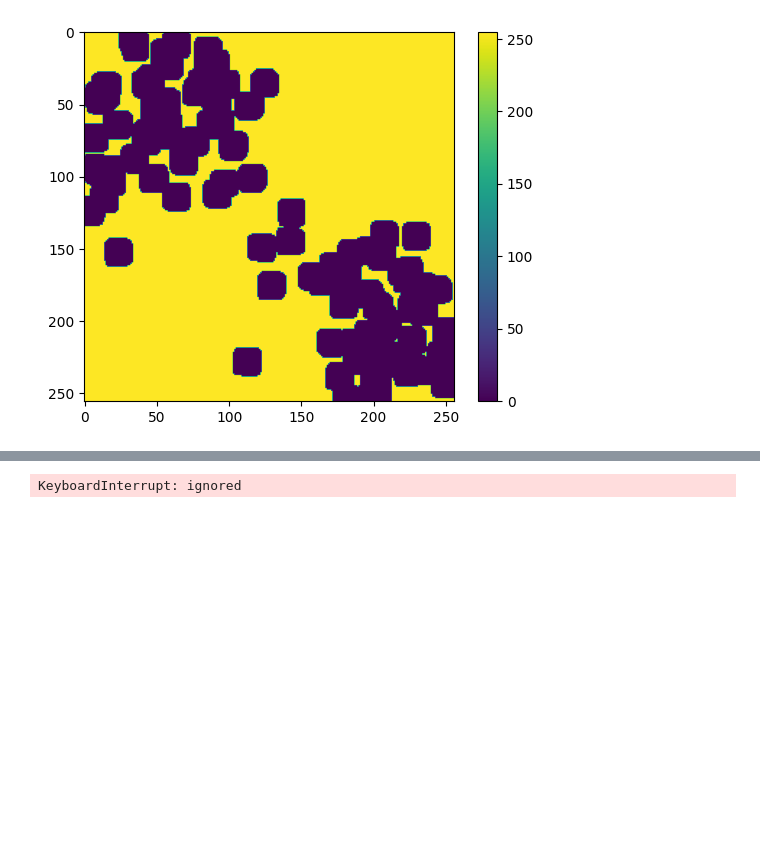
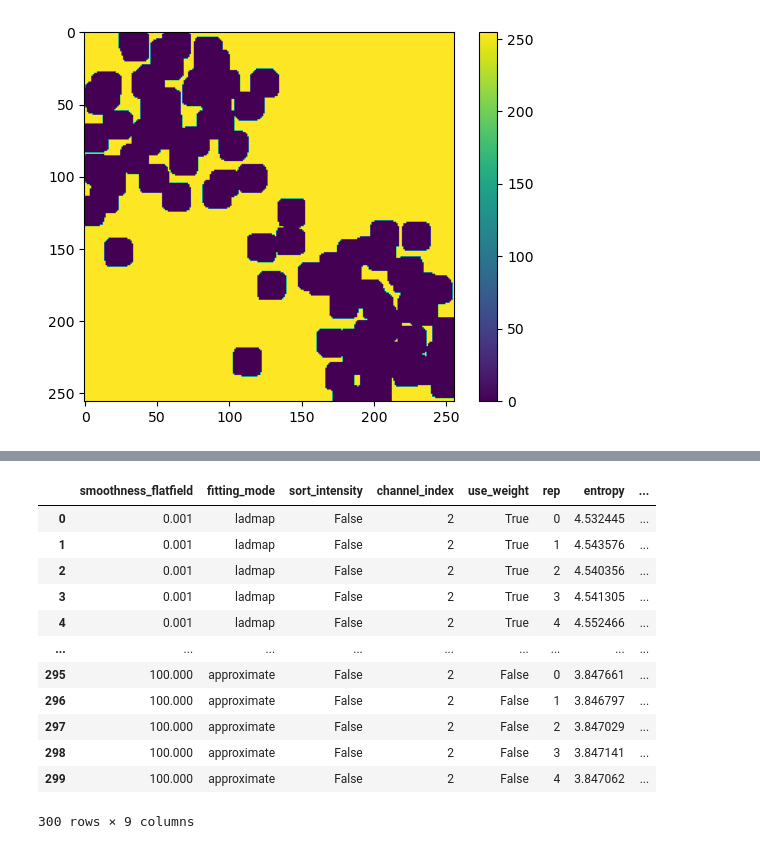
Before and after one commit to yfukai/BaSiCpy, a Jupyter notebook: misc_notebooks/analysis_for_publication/simulated_cells/002_benchmark.ipynb, the cells around one changed output, grey strips where cells are left out. Cells and saved outputs as stored; diff of their text form; code cells hidden in the pictures; blank space fills up the shorter version.

```diff
--- a/misc_notebooks/analysis_for_publication/simulated_cells/002_benchmark.ipynb
+++ b/misc_notebooks/analysis_for_publication/simulated_cells/002_benchmark.ipynb
@@ -99,6 +87,16 @@ plt.colorbar()
 # %% [output]
 <matplotlib.colorbar.Colorbar at 0x...>
 [figure]
+# %%
+def add_noise(im):
+    return filters.gaussian(np.random.poisson(im), sigma=1, preserve_range=True)
+# %%
+images_distorted_wo_darkfield_with_noise = []
+for channel_index in [nuc_channel_idx, cyto_channel_idx][:]:
+    im = images_distorted_wo_darkfield[channel_index]
+    im = add_noise(im)
+    images_distorted_wo_darkfield_with_noise.append(im)
+np.save("images_distorted_wo_darkfield_with_noise.npy",images_distorted_wo_darkfield_with_noise)
 # %%
 histogram_qmin: float = 0.01
 histogram_qmax: float = 0.99
@@ -229,7 +230,10 @@ for channel_index in [nuc_channel_idx, cyto_channel_idx][:]:
             p2["autotune_cost"] = np.nan
         finally:
             parameters.append(p2)
-
+    shape = [f.shape for f in flatfields][0]
+    flatfields2 = [np.array(f) if f.shape==shape else np.ones(shape)*np.nan for f in flatfields]
+    shape = baselines[0].shape
+    baselines2 = [np.array(b) if hasattr(b,"shape") and b.shape==shape else np.ones(shape)*np.nan for b in baselines]
     np.save(
         path.join(file_path, f"wo_darkfield_flatfields_channel_{channel_index}_2.npy"),
         flatfields,
@@ -315,12 +298,42 @@ for fitting_mode, sort_intensity, use_weight in conds0:
         p2.update(
             {"channel_index": channel_index, "use_weight": use_weight, "rep": rep}
         )
-        parameters_d.append(p2)
         im = images_distorted_w_darkfield[channel_index]
         im = add_noise(im)
         b = BaSiC(**p, get_darkfield=True)
         try:
             b.fit(im, fitting_weight=weights[channel_index] if use_weight else None)
+            transformed_image = b.transform(im, timelapse=True)
+            vmin, vmax = np.quantile(
+                transformed_image, [histogram_qmin, histogram_qmax]
+            )
+            entropy_vmin = vmin_factor * vmin
+            entropy_vmax = entropy_vmin + val_range
+            p2["entropy"] = entropy(
+                transformed_image,
+                vmin=entropy_vmin,
+                vmax=entropy_vmax,
+                bins=histogram_bins,
+                weights=w,
+                clip=True,
+            )
+            p2["fourier_L0_norm"] = fourier_L0_norm(
+                b.flatfield,
+                fourier_l0_norm_image_threshold,
+                fourier_l0_norm_fourier_radius,
+            )
+            p2["autotune_cost"] = autotune_cost(
+                transformed_image,
+                b.flatfield,
+                entropy_vmin=entropy_vmin,
+                entropy_vmax=entropy_vmax,
+                histogram_bins=histogram_bins,
+                fourier_l0_norm_cost_coef=fourier_l0_norm_cost_coef,
+                fourier_l0_norm_image_threshold=fourier_l0_norm_image_threshold,
+                fourier_l0_norm_fourier_radius=fourier_l0_norm_fourier_radius,
+                fourier_l0_norm_threshold=fourier_l0_norm_threshold,
+            )
+
             flatfields_d.append(b.flatfield)
             darkfields_d.append(b.darkfield)
             baselines_d.append(b.baseline)
@@ -328,11 +341,32 @@ for fitting_mode, sort_intensity, use_weight in conds0:
             flatfields_d.append(np.ones_like(b.flatfield) * np.nan)
             darkfields_d.append(np.ones_like(b.darkfield) * np.nan)
             baselines_d.append(np.ones_like(b.baseline) * np.nan)
+        parameters_d.append(p2)
 
-    np.save(path.join(file_path, f"w_darkfield_flatfields_{label}.npy"), flatfields_d)
-    np.save(path.join(file_path, f"w_darkfield_darkfields_{label}.npy"), darkfields_d)
-    np.save(path.join(file_path, f"w_darkfield_baselines_{label}.npy"), baselines_d)
+    shape = [f.shape for f in flatfields][0]
+    flatfields2_d = [np.array(f) if f.shape==shape else np.ones(shape)*np.nan for f in flatfields_d]
+    darkfields2_d = [np.array(f) if f.shape==shape else np.ones(shape)*np.nan for f in darkfields_d]
+    shape = baselines[0].shape
+    baselines2_d = [np.array(b) if hasattr(b,"shape") and b.shape==shape else np.ones(shape)*np.nan for b in baselines_d]
+
+    np.save(path.join(file_path, f"w_darkfield_flatfields_{label}.npy"), flatfields2_d)
+    np.save(path.join(file_path, f"w_darkfield_darkfields_{label}.npy"), darkfields2_d)
+    np.save(path.join(file_path, f"w_darkfield_baselines_{label}.npy"), baselines2_d)
     parameters_df = pd.DataFrame.from_records(parameters_d)
     parameters_df.to_csv(path.join(file_path, f"w_darkfield_parameters_{label}.csv"))
-# %% [output]
-KeyboardInterrupt: ignored
+# %%
+parameters_df
+# %% [output]
+|  | smoothness_flatfield | fitting_mode | sort_intensity | channel_index | use_weight | rep | entropy | ... |
+| 0 | 0.001 | ladmap | False | 2 | True | 0 | 4.532445 | ... |
+| 1 | 0.001 | ladmap | False | 2 | True | 1 | 4.543576 | ... |
+| 2 | 0.001 | ladmap | False | 2 | True | 2 | 4.540356 | ... |
+| 3 | 0.001 | ladmap | False | 2 | True | 3 | 4.541305 | ... |
+| 4 | 0.001 | ladmap | False | 2 | True | 4 | 4.552466 | ... |
+| ... | ... | ... | ... | ... | ... | ... | ... | ... |
+| 295 | 100.000 | approximate | False | 2 | False | 0 | 3.847661 | ... |
+| 296 | 100.000 | approximate | False | 2 | False | 1 | 3.846797 | ... |
+| 297 | 100.000 | approximate | False | 2 | False | 2 | 3.847029 | ... |
+| 298 | 100.000 | approximate | False | 2 | False | 3 | 3.847141 | ... |
+| 299 | 100.000 | approximate | False | 2 | False | 4 | 3.847062 | ... |
+300 rows × 9 columns
```
Also changed, not shown: parts of 11 cells of this notebook, 6 other files.
